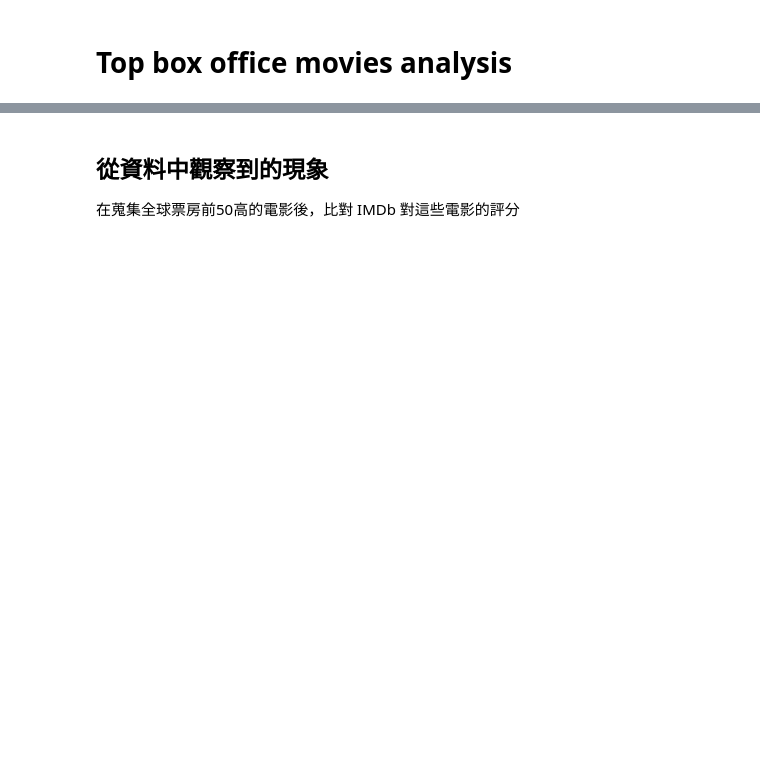
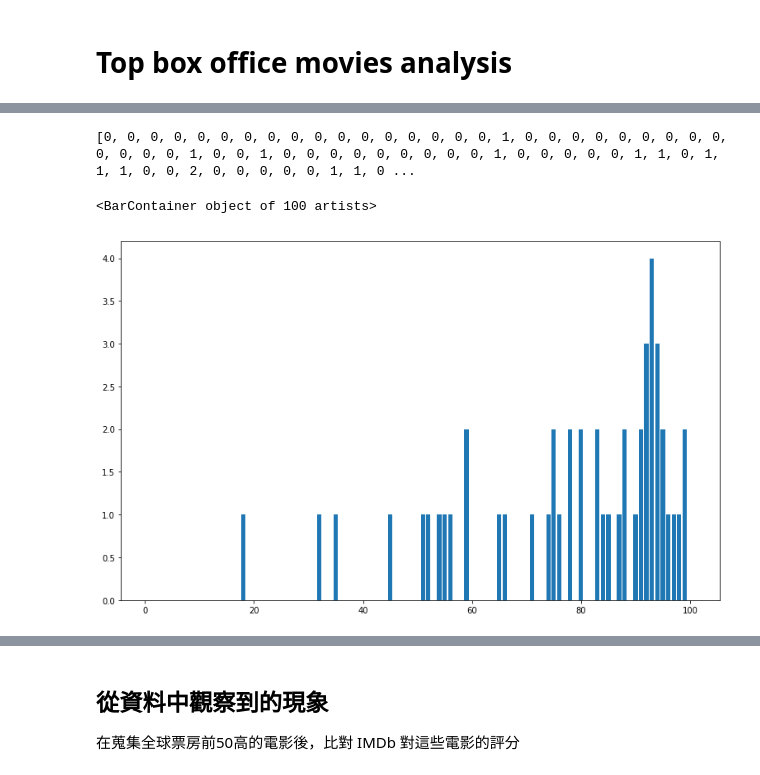
Before and after one commit to angushoho/High-Box-Office-Movie-Analysis, a Jupyter notebook: Movie-Box-Office-Analysis.ipynb, the cells around one changed output, grey strips where cells are left out. Saved outputs shown, nothing was run; the diff lists cells and outputs as text; code cells hidden in the pictures; blank space fills up the shorter version.

```diff
--- a/Movie-Box-Office-Analysis.ipynb
+++ b/Movie-Box-Office-Analysis.ipynb
@@ -5,0 +125,15 @@
+# %%
+plt.figure(figsize=(13, 8))
+ranking_statistics = [0] * 100
+for rating in rotten_tomato_rating:
+    try:
+        ranking_statistics[rating - 1] += 1
+    except Exception as e:
+        pass
+# print(ranking_statistics)
+rate = list(range(1, 101))
+plt.bar(rate, ranking_statistics)
+# %% [output]
+[0, 0, 0, 0, 0, 0, 0, 0, 0, 0, 0, 0, 0, 0, 0, 0, 0, 1, 0, 0, 0, 0, 0, 0, 0, 0, 0, 0, 0, 0, 0, 1, 0, 0, 1, 0, 0, 0, 0, 0, 0, 0, 0, 0, 1, 0, 0, 0, 0, 0, 1, 1, 0, 1, 1, 1, 0, 0, 2, 0, 0, 0, 0, 0, 1, 1, 0 ...
+<BarContainer object of 100 artists>
+[figure, added]
```
Also changed, not shown: parts of 14 cells of this notebook.
